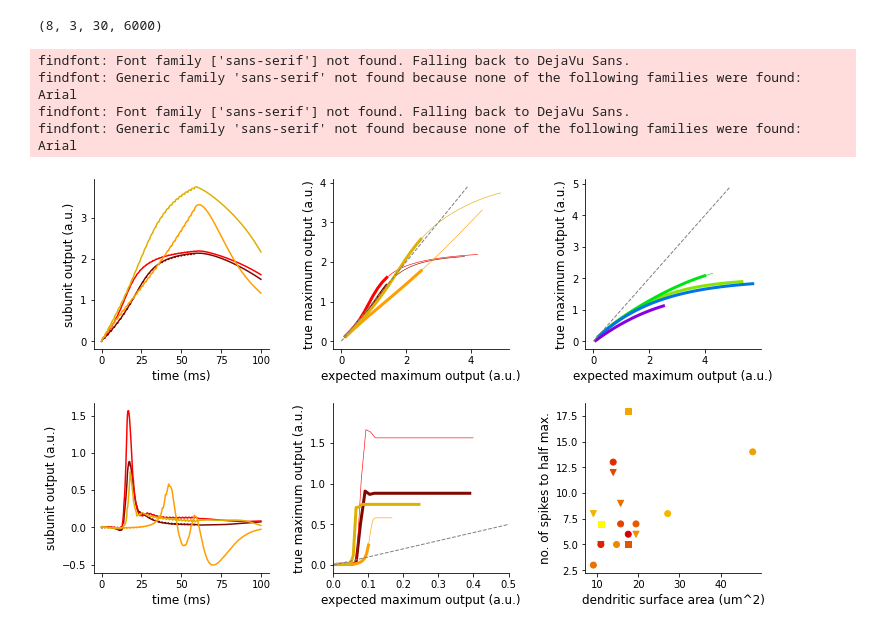
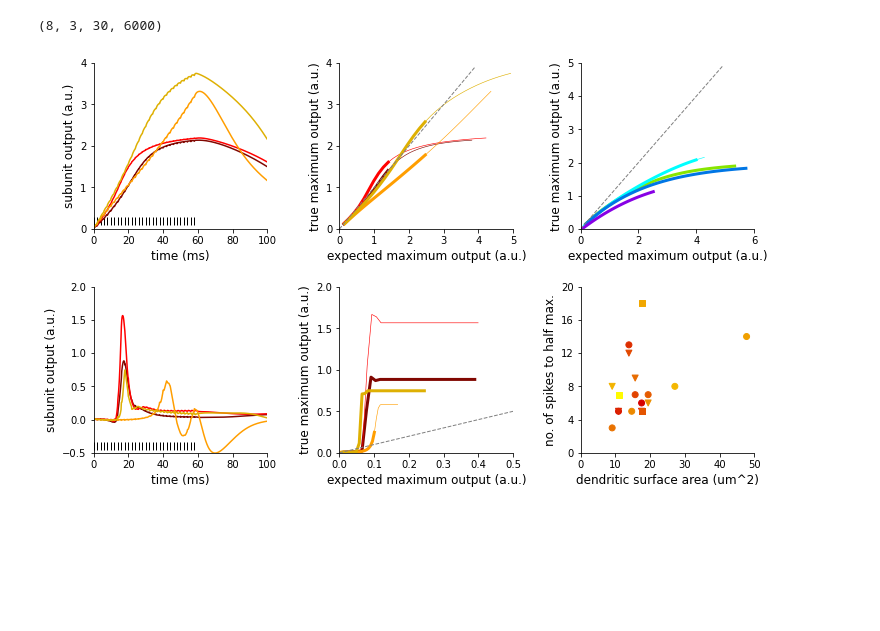
Before and after one commit to yjkimnada/dendrite, a Jupyter notebook: fig5/fig5.ipynb, the cells around one changed output. Cells and saved outputs as stored; diff of their text form; code cells hidden in the pictures; blank space fills up the shorter version.

Commit message:
Updated figure code.

```diff
--- a/fig5/fig5.ipynb
+++ b/fig5/fig5.ipynb
@@ -86,7 +86,7 @@ red4 = ["#D60000","#E45400","#F1A700","#FFFB00"]
 red8 = ["#D60000","#DC2400","#E24800","#E86C00","#ED8F00","#F3B300","#F9D700","#FFFB00"]
 red12 = ["#D60000","#DA1700","#DD2E00","#E14400","#E55B00","#E97200",
              "#EC8900","#F0A000","#F4B700","#F8CD00","#FBE400","#FFFB00"]
-blues = ["#87E500", "#00E511", "#0076E5", "#8700E5"]
+blues = ["#87E500", "#00ffff", "#0076E5", "#8700E5"]
 
 sub_idx = [1,2,3,5,6,7,8,9]
 
@@ -121,6 +121,7 @@ for i in range(4):
              np.max(nona[i,0,:,500:] - np.min(nona[i,0,-1,500:1000]), 1)[nona_clust_idx_yes],
              color=reds[i], linewidth=3)
 
+
     #nona_nonclust_step = np.max(nona[i+4,0,:,500:] - np.min(nona[i+4,0,-1,500:1000]), 1)[0]
     nona_nonclust_step = np.max(nona[i+4,0,0,500:]) - np.min(nona[i+4,0,0,500:])
     ax3.plot(np.arange(nona_nonclust_step, nona_nonclust_step*31,nona_nonclust_step),
@@ -152,6 +153,9 @@ for i in range(4):
         ins.spines.top.set_visible(False)
     """
 
+ax1.scatter(np.arange(0,60,2), np.ones(30)*0.2, marker="|", s=50, linewidth=1, color="black")
+ax4.scatter(np.arange(0,60,2), np.ones(30)*(-0.4), marker="|", s=50, linewidth=1, color="black")
+
 ax2.plot(np.arange(0,4,0.1), np.arange(0,4,0.1),
              linewidth=1, color="gray", linestyle="--")
 ax3.plot(np.arange(0,5,0.1), np.arange(0,5,0.1),
@@ -163,37 +167,57 @@ ax5.set_xlim(0,0.5)
 
 ax_list = [ax1, ax2, ax3, ax4, ax5, ax6]
 for i in ax_list:
     i.spines.right.set_visible(False)
     i.spines.top.set_visible(False)
 
+ax1.margins(x=0.01, y=0.01)
+ax2.margins(x=0.01, y=0.01)
+ax3.margins(x=0.01, y=0.01)
+ax4.margins(x=0.01, y=0.01)
+ax5.margins(x=0.01, y=0.01)
+ax6.margins(x=0.01, y=0.01)
+
 ax1.set_ylabel("subunit output (a.u.)", fontsize=12)
 ax4.set_ylabel("subunit output (a.u.)", fontsize=12)
 ax2.set_ylabel("true maximum output (a.u.)", fontsize=12)
 ax5.set_ylabel("true maximum output (a.u.)", fontsize=12)
 ax3.set_ylabel("true maximum output (a.u.)", fontsize=12)
 ax6.set_ylabel("no. of spikes to half max.", fontsize=12)
 ax1.set_xlabel("time (ms)", fontsize=12)
 ax4.set_xlabel("time (ms)", fontsize=12)
 ax2.set_xlabel('expected maximum output (a.u.)', fontsize=12)
 ax3.set_xlabel('expected maximum output (a.u.)', fontsize=12)
 ax5.set_xlabel('expected maximum output (a.u.)', fontsize=12)
 ax6.set_xlabel("dendritic surface area (um^2)", fontsize=12)
 
+ax1.set_xlim(0,100)
+ax2.set_xlim(0,5)
+ax3.set_xlim(0,6)
+ax4.set_xlim(0,100)
+ax5.set_xlim(0,0.5)
+ax6.set_xlim(0,50)
+ax1.set_ylim(0,4)
+ax2.set_ylim(0,4)
+ax3.set_ylim(0,5)
+ax4.set_ylim(-0.5,2)
+ax5.set_ylim(0,2)
+ax6.set_ylim(0,20)
+
+ax1.set_yticks(np.arange(0,4.1,1))
+ax2.set_yticks(np.arange(0,4.1,1))
+ax5.set_yticks(np.arange(0,2.1,0.5))
+ax6.set_yticks(np.arange(0,20.1,4))
 
 sa = np.pi * (diam_length[:,0]/2) ** 2 * diam_length[:,1]
 
 ax6.scatter(sa[new_den_idx_12][:new_half_idx_12.size], new_half_idx_12, marker="o", c=red12[:-3], label="12 clusters")
 ax6.scatter(sa[new_den_idx_8][:new_half_idx_8.size], new_half_idx_8, marker="v", c=red8[:-2], label="8 clusters")
 ax6.scatter(sa[new_den_idx_4][:new_half_idx_4.size], new_half_idx_4, marker="s", c=red4, label="4 clusters")
 #legend = ax6.legend(fontsize=8, frameon=False, loc=(0.7,0.1))
 
 
 fig.tight_layout()
-#=plt.show()
-#fig.savefig("/home/sklee/dendrite/fig4/fig4_raw.pdf", bbox_inches="tight", transparent=True)
+#plt.show()
+#fig.savefig("/home/sklee/dendrite/fig5/fig5_raw.pdf", bbox_inches="tight", transparent=True)
 # %% [output]
-findfont: Font family ['sans-serif'] not found. Falling back to DejaVu Sans.
-findfont: Generic family 'sans-serif' not found because none of the following families were found: Arial
-findfont: Font family ['sans-serif'] not found. Falling back to DejaVu Sans.
-findfont: Generic family 'sans-serif' not found because none of the following families were found: Arial
-[figure, old version]
+[figure, new version]
```
Also changed, not shown: 5 other files.
